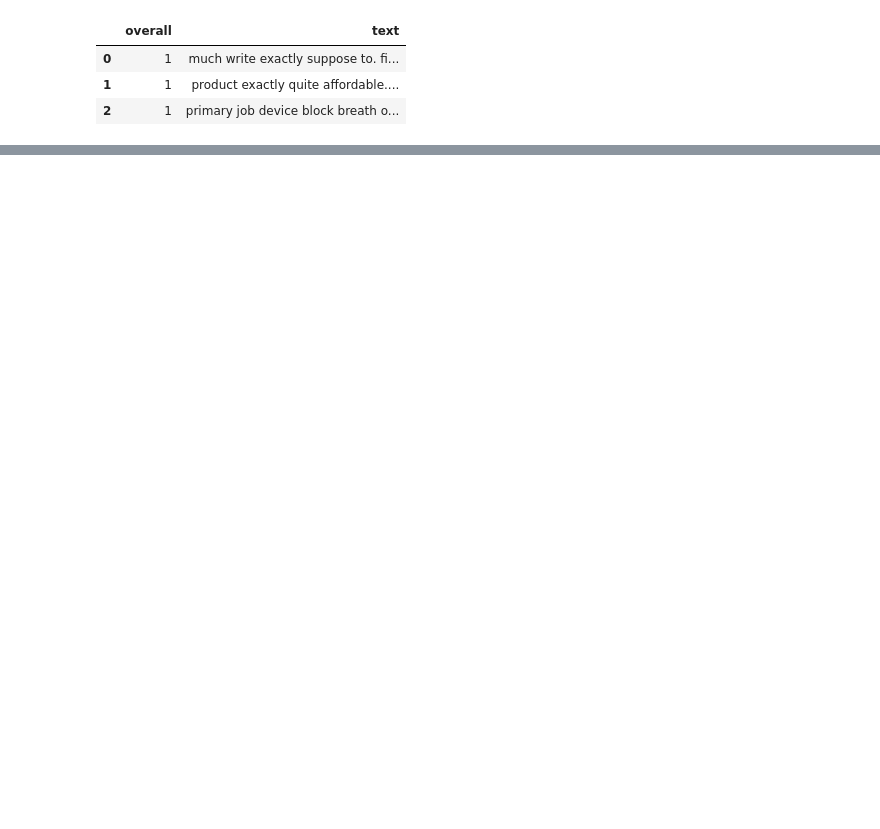
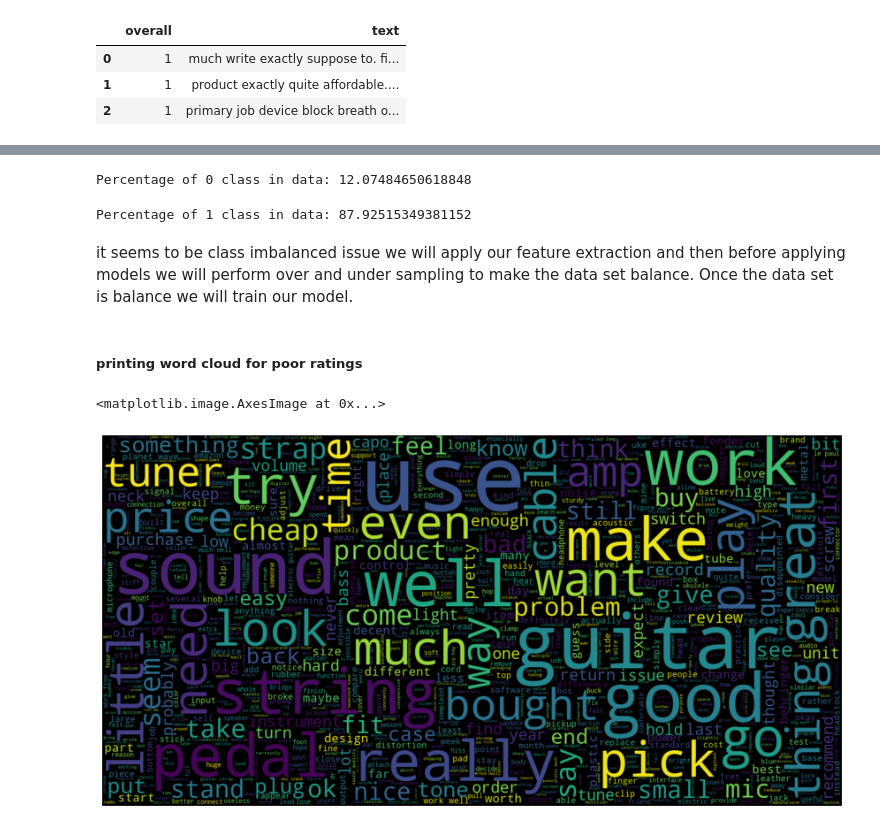
Before and after one commit to Alok2412/NLP, a Jupyter notebook: Customer Rating Prediction Using NLP.ipynb, the cells around one changed output, grey strips where cells are left out. Saved outputs shown, nothing was run; the diff lists cells and outputs as text; code cells hidden in the pictures; blank space fills up the shorter version.

```diff
--- a/Customer Rating Prediction Using NLP.ipynb
+++ b/Customer Rating Prediction Using NLP.ipynb
@@ -375,11 +370,3 @@ df.text = df.text.apply(fix_abbreviation)
 #removing unwanted characters from the text such as numbers or alpha numeric characters and hyperlinks
 
 df.text = df.text.apply(remove_features)
-# %%
-#removing stopwords from the text
-# nltk.download()
-df.text = df.text.apply(remove_stops)
-# %%
-#adding tags with the words
-
-df.text = df.text.apply(tag_and_remove)
@@ -402,0 +392,2 @@ df.head(3)
+# %%
+X_train, X_test, y_train, y_test = train_test_split(df.text, df.overall, test_size=0.2, random_state=1,stratify = df.overall)
@@ -402,0 +404,24 @@ df.head(3)
+# %%
+print("Percentage of 0 class in data:", len(df[df['overall']==0])*100/len(df))
+# %% [output]
+Percentage of 0 class in data: 12.07484650618848
+# %%
+print("Percentage of 1 class in data:", len(df[df['overall']==1])*100/len(df))
+# %% [output]
+Percentage of 1 class in data: 87.92515349381152
+# %% [markdown]
+it seems to be class imbalanced issue we will apply our feature extraction and then before applying models we will perform over and under sampling to make the data set balance. Once the data set is balance we will train our model.
+# %%
+# creating a set for good and bad ratings to create a word cloud
+good_ratings = X_train[y_train[y_train == 1].index]
+poor_ratings = X_train[y_train[y_train == 0].index]
+# %% [markdown]
+##### printing word cloud for poor ratings
+# %%
+wc = WordCloud(background_color='black',max_font_size=200,min_font_size = 3,  max_words = 1000 , width = 1600 , height = 800,random_state=1).generate(" ".join(poor_ratings))
+plt.figure(figsize=(15, 10))
+plt.axis('off')
+plt.imshow(wc,interpolation = 'bilinear')
+# %% [output]
+<matplotlib.image.AxesImage at 0x...>
+[figure, added]
```
Also changed, not shown: parts of 84 cells of this notebook.
